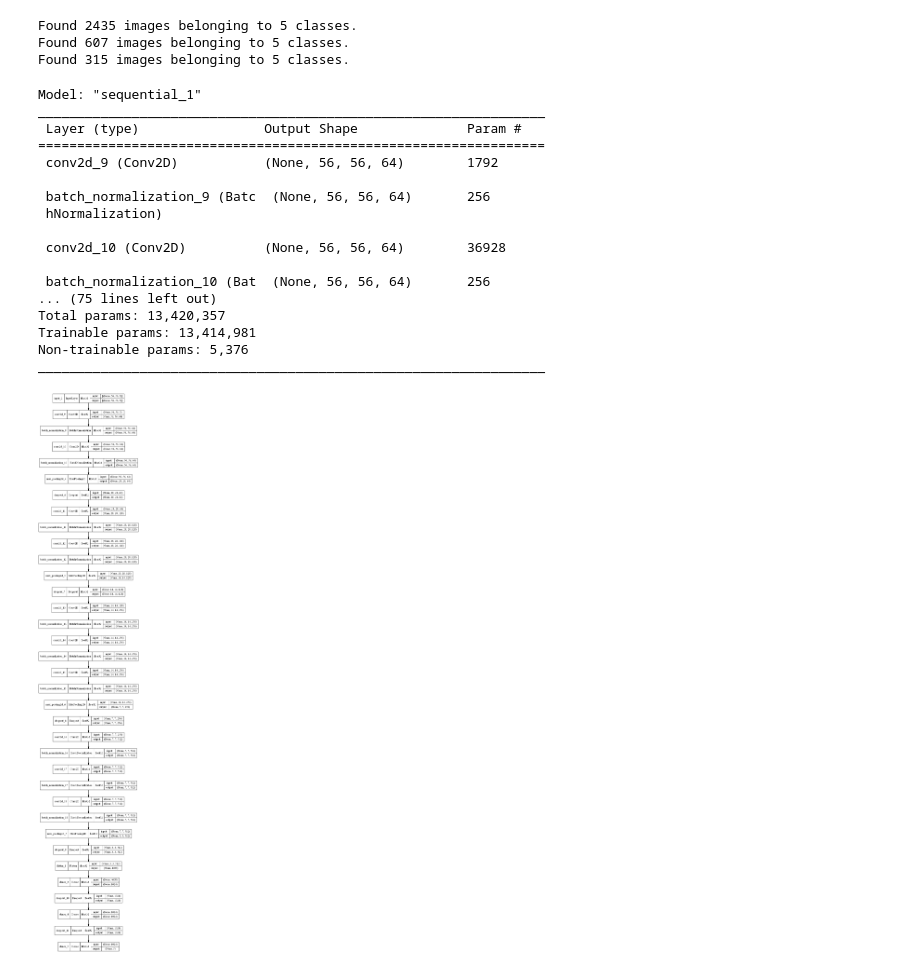
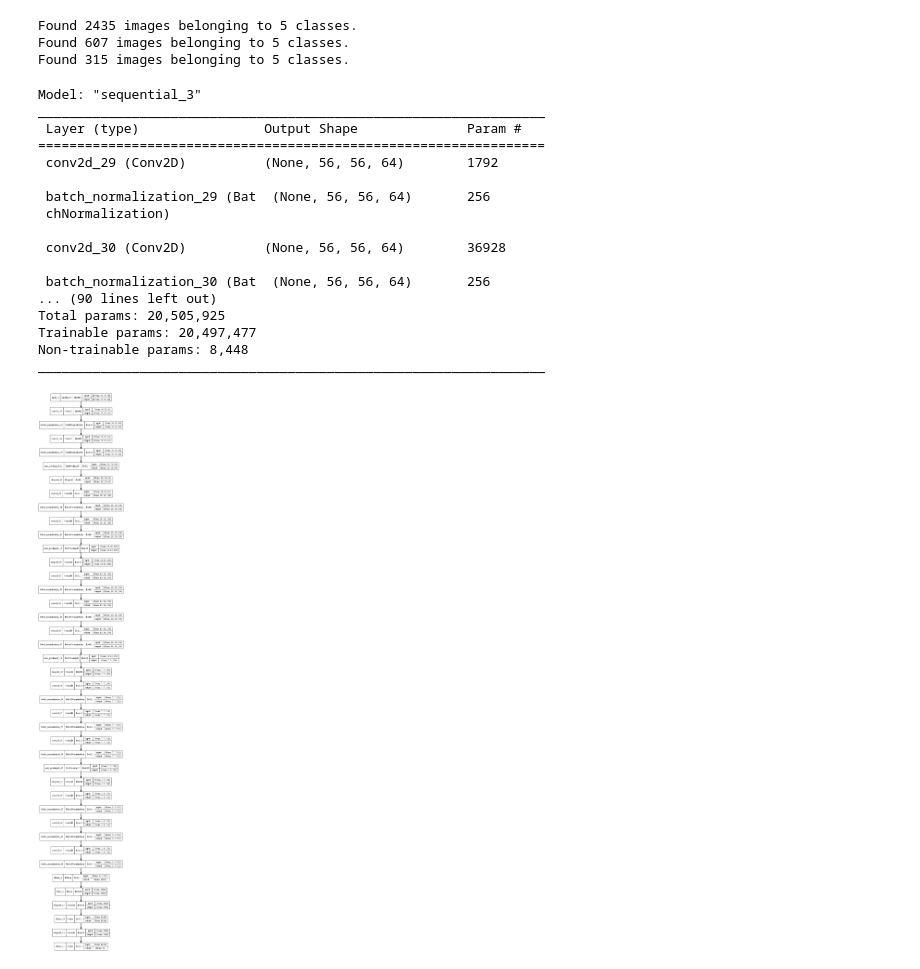
Before and after one commit to ashen007/Identify-Diseases-in-Crops-leaf, a Jupyter notebook: models/cassava_model_VGGNet_exp.ipynb, the cells around one changed output. Cells and saved outputs as stored; diff of their text form; code cells hidden in the pictures.

Commit message:
apply find methods to full model with all data(include cassava data)

```diff
--- a/models/cassava_model_VGGNet_exp.ipynb
+++ b/models/cassava_model_VGGNet_exp.ipynb
@@ -99,6 +99,18 @@ cassava_model.add(BatchNormalization())
 cassava_model.add(MaxPooling2D(pool_size=(2, 2)))
 cassava_model.add(Dropout(0.4))
 
+# conv 11
+cassava_model.add(Conv2D(filters=base_filters * 16, kernel_size=(3, 3), padding='same', activation=relu))
+cassava_model.add(BatchNormalization())
+
+# conv 12
+cassava_model.add(Conv2D(filters=base_filters * 16, kernel_size=(3, 3), padding='same', activation=relu))
+cassava_model.add(BatchNormalization())
+
+# conv 13
+cassava_model.add(Conv2D(filters=base_filters * 16, kernel_size=(3, 3), padding='same', activation=relu))
+cassava_model.add(BatchNormalization())
+
 # classifier
 cassava_model.add(Flatten())
 cassava_model.add(Dense(units=1024, activation=relu))
@@ -109,31 +121,31 @@ cassava_model.add(Dense(units=5, activation=softmax))
 
 cassava_model.summary()
 # %% [output]
-Model: "sequential_1"
+Model: "sequential_3"
 _________________________________________________________________
  Layer (type)                Output Shape              Param #
 =================================================================
- conv2d_9 (Conv2D)           (None, 56, 56, 64)        1792
+ conv2d_29 (Conv2D)          (None, 56, 56, 64)        1792
 
- batch_normalization_9 (Batc  (None, 56, 56, 64)       256
- hNormalization)
+ batch_normalization_29 (Bat  (None, 56, 56, 64)       256
+ chNormalization)
 
- conv2d_10 (Conv2D)          (None, 56, 56, 64)        36928
+ conv2d_30 (Conv2D)          (None, 56, 56, 64)        36928
 
- batch_normalization_10 (Bat  (None, 56, 56, 64)       256
-... (75 lines left out)
-Total params: 13,420,357
-Trainable params: 13,414,981
-Non-trainable params: 5,376
+ batch_normalization_30 (Bat  (None, 56, 56, 64)       256
+... (90 lines left out)
+Total params: 20,505,925
+Trainable params: 20,497,477
+Non-trainable params: 8,448
 _________________________________________________________________
 # %%
 plot_model(model=cassava_model,
-           to_file='model architecture/cassava_exp_5.png',
+           to_file='model architecture/cassava_exp_6.png',
            show_layer_names=True,
            show_dtype=True,
            show_shapes=True)
 # %% [output]
-[figure, old version]
+[figure, new version]
 # %%
 early_stop = EarlyStopping(monitor='val_loss',
                            min_delta=0,
```
Also changed, not shown: parts of 3 cells of this notebook, 4 other files.
